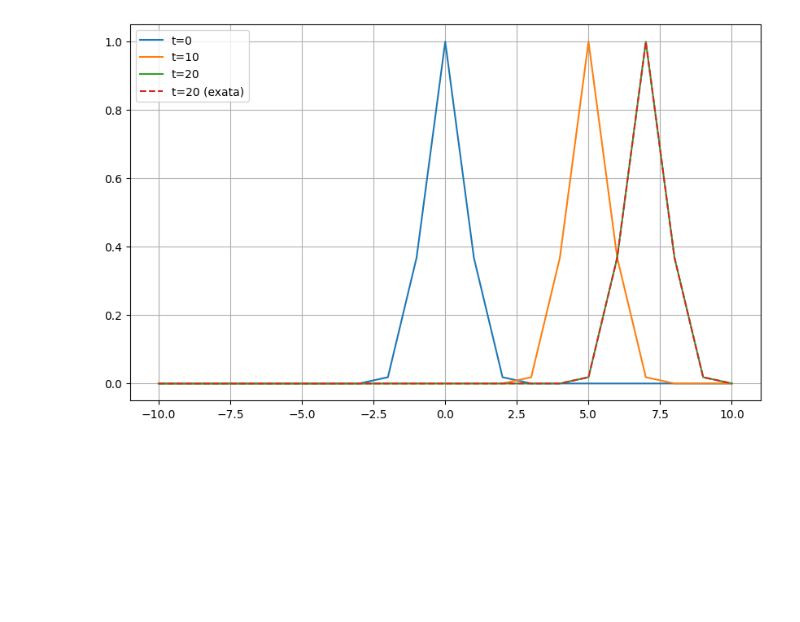
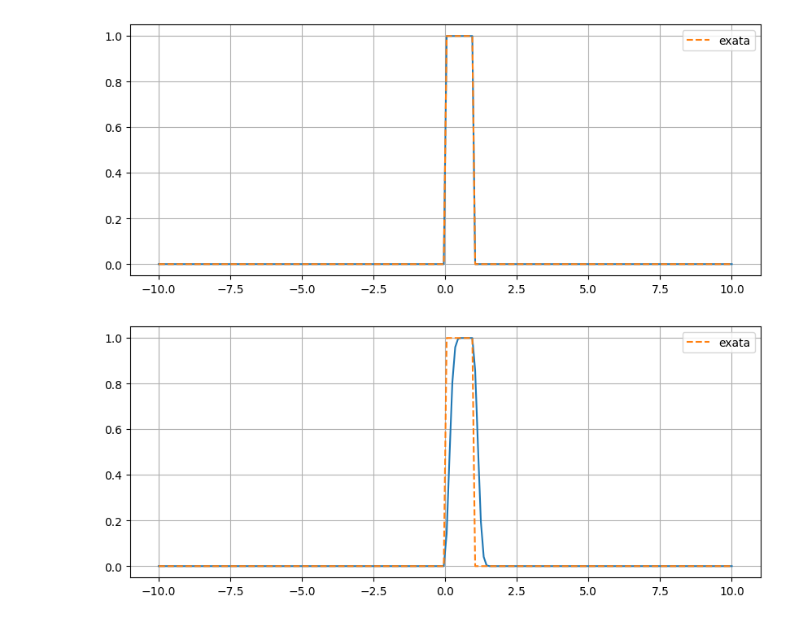
Before and after one commit to pedronalon/PesquisaMetodosNumericos, a Jupyter notebook: UpwindMethod.ipynb, the cells around one changed output. Drawn from its saved outputs; the diff is of its cells as text; code cells hidden in the pictures; blank space fills up the shorter version.

```diff
--- a/UpwindMethod.ipynb
+++ b/UpwindMethod.ipynb
@@ -17,28 +25,52 @@ u[-1,:] = 0
 # %%
 def condicao_inicial(x):
-    return np.exp(-x**2)
+    return np.where((x >= 0) & (x <= 1), 1.0, 0.0)
 
 
 def solucao_exata(x,t,a):
-    return np.exp(-(x - a * t)**2)
+    return np.where((x >= 0) & (x <= 1), 1.0, 0.0)
 
 
-u[:,0] = condicao_inicial(x)
 
-for i in range(0, len(t)-1):
-    for j in range(1, len(x)):
-        u[j,i+1] = (1-lmbd)*u[j,i] +lmbd*u[j-1,i]
+u[0,:] = condicao_inicial(x)
+
+# u = np.zeros(len(x))
+# u = condicao_inicial(x)
+
+# for i in range(len(t)-1):
+#    u_new = np.zeros(len(x))
+#    u_new[1:] = (1-lmbd)*u[1:] + lmbd*u[:-1]
+#    u_new[0] = u_new[1]
+#    u = u_new
 
 
-cond = condicao_inicial(x)
 
-plt.figure(figsize=(10,6))
-plt.plot(x, u[:,0], label='t=0')
-plt.plot(x, u[:,5], label='t=10')
-plt.plot(x, u[:,7], label='t=20')
-plt.plot(x, solucao_exata(x,t[7],a), label='t=20 (exata)', linestyle='--')
+for i in range(0,len(t)-1):
+    u[i+1,1:] = (1-lmbd)*u[i,1:] + lmbd*u[i,:-1]
+
+    # condição de contorno (?)
+    u[i+1, 0] = 0.0
+
+
+
+plt.figure(figsize=(10,4))
+plt.plot(x, u[0,:])
+# plt.plot(x, u[5,:])
+# plt.plot(x, u[7,:])
+plt.plot(x, solucao_exata(x,t[0],a), label='exata', linestyle='--')
 plt.legend()
 plt.grid(True)
 plt.show()
 # %% [output]
-[figure, old version]
+[figure, new version]
+# %%
+plt.figure(figsize=(10,4))
+#plt.plot(x, u[0,:])
+plt.plot(x, u[5,:])
+# plt.plot(x, u[7,:])
+plt.plot(x, solucao_exata(x,t[5],a), label='exata', linestyle='--')
+plt.legend()
+plt.grid(True)
+plt.show()
+# %% [output]
+[figure, added]
```
Also changed, not shown: parts of 2 cells of this notebook, 3 other files.
